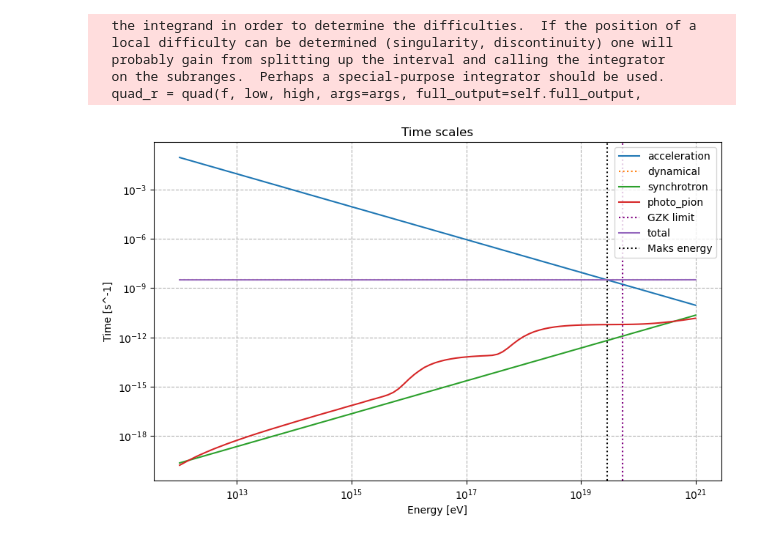
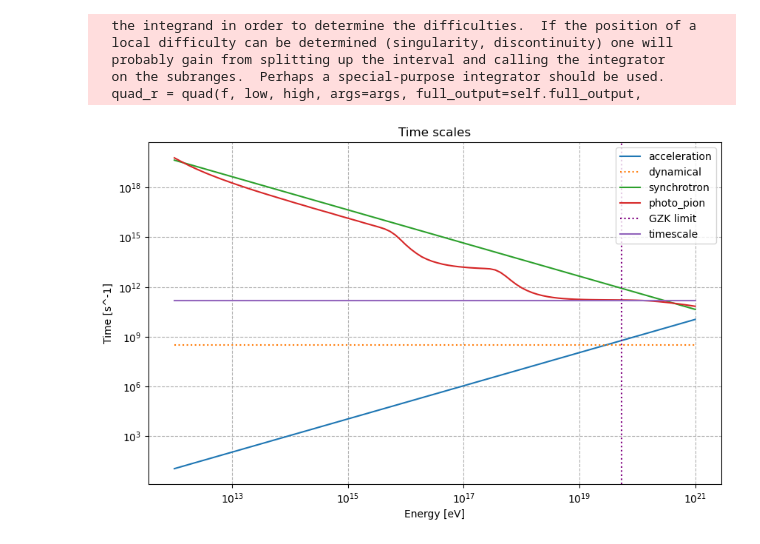
Before and after one commit to henan99/Masteroppgave, a Jupyter notebook: Timescales_est/plot_timescales.ipynb, the cells around one changed output. Cells and saved outputs as stored; diff of their text form; code cells hidden in the pictures.

```diff
--- a/Timescales_est/plot_timescales.ipynb
+++ b/Timescales_est/plot_timescales.ipynb
@@ -1181,7 +1181,7 @@ def t_py(E,r_b,L_eps):
     #print(bl/(2*gamma_p), inf)
 
     #result, error = dblquad(integrand_3, bl/(2*gamma_p), inf, lambda x: bl, lambda x : x*2*gamma_p, args=(r_b,L_eps,gamma_p,)) #, one paper
-    result, error = dblquad(integrand_4, np.log(bl/(2*gamma_p)), np.log(inf), lambda x: np.log(bl), lambda x : x+np.log(2*gamma_p), args=(r_b,L_eps,gamma_p,), epsabs=1.49e-4, epsrel=1.49e-4,limit = 200) #second paper
+    result, error = dblquad(integrand_4, np.log(bl/(2*gamma_p)), np.log(inf), lambda x: np.log(bl), lambda x : x+np.log(2*gamma_p), args=(r_b,L_eps,gamma_p,), epsabs=1.49e-4, epsrel=1.49e-4) #second paper
     #result, error = dblquad(integrand_2, np.log(bl), np.log(inf), lambda x: np.log(bl)-np.log(gamma_p*2),  np.log(inf), args=(r_b,L_eps,gamma_p,), epsabs=1.49e-4, epsrel=1.49e-4) #foteini paper
     #result, error = dblquad(integrand_5, np.log(bl/(2*gamma_p)), np.log(inf), lambda x: np.log(bl), lambda x : x+np.log(2), args=(r_b,L_eps,gamma_p,), epsabs=1.49e-4, epsrel=1.49e-4)
 
@@ -1207,28 +1207,28 @@ photo_pion_time = np.array(photo_pion_time)
 # %%
 
 GZK_limit = 5*10**19
 gzk_index = find_index(Energy_proton, GZK_limit)
 plt.figure(figsize=(10, 6))
-plt.plot(Energy_proton, 1/acceleration_time, label='acceleration')
-plt.plot(Energy_proton, 1/(dynamical_time*np.ones(len(Energy_proton))), label='dynamical', linestyle='dotted')
-plt.plot(Energy_proton, 1/synchrotron_time, label='synchrotron')
-plt.plot(Energy_proton, photo_pion_time, label='photo_pion')
+plt.plot(Energy_proton, acceleration_time, label='acceleration')
+plt.plot(Energy_proton, (dynamical_time*np.ones(len(Energy_proton))), label='dynamical', linestyle='dotted')
+plt.plot(Energy_proton, synchrotron_time, label='synchrotron')
+plt.plot(Energy_proton, 1/photo_pion_time, label='photo_pion')
 plt.axvline(Energy_proton[gzk_index], color='purple', linestyle='dotted', label='GZK limit')
 #print(1/synchrotron_time)
-t_loss_inv = (1/dynamical_time*np.ones(len(Energy_proton))+1/synchrotron_time+photo_pion_time)
-index = find_index(1/acceleration_time, t_loss_inv)
-plt.plot(Energy_proton, t_loss_inv, label='total')
-
-plt.axvline(Energy_proton[index], color='black', linestyle='dotted', label='Maks energy')
+#t_loss_inv = (1/dynamical_time*np.ones(len(Energy_proton))+1/synchrotron_time+photo_pion_time)
+#index = find_index(1/acceleration_time, t_loss_inv)
+#plt.plot(Energy_proton, t_loss_inv, label='total')
+plt.plot(Energy_proton, 5*10**3*60*60*24*365*np.ones(len(Energy_proton)), label = 'timescale')
+#plt.axvline(Energy_proton[index], color='black', linestyle='dotted', label='Maks energy')
 
 plt.xlabel('Energy [eV]')
 plt.ylabel('Time [s^-1]')
 plt.xscale('log')
 plt.yscale('log')
 plt.title('Time scales')
 plt.legend()
 plt.grid(True, which="both", ls="--")
 #plt.savefig('C:/Users/henri/OneDrive/Documents/NTNU/Semester 10/Masteroppgave/Plots/Time_scales.png')
 plt.show()
 # %% [output]
-[figure, old version]
+[figure, new version]
```
Also changed, not shown: parts of 1 cell of this notebook, 23 other files.
